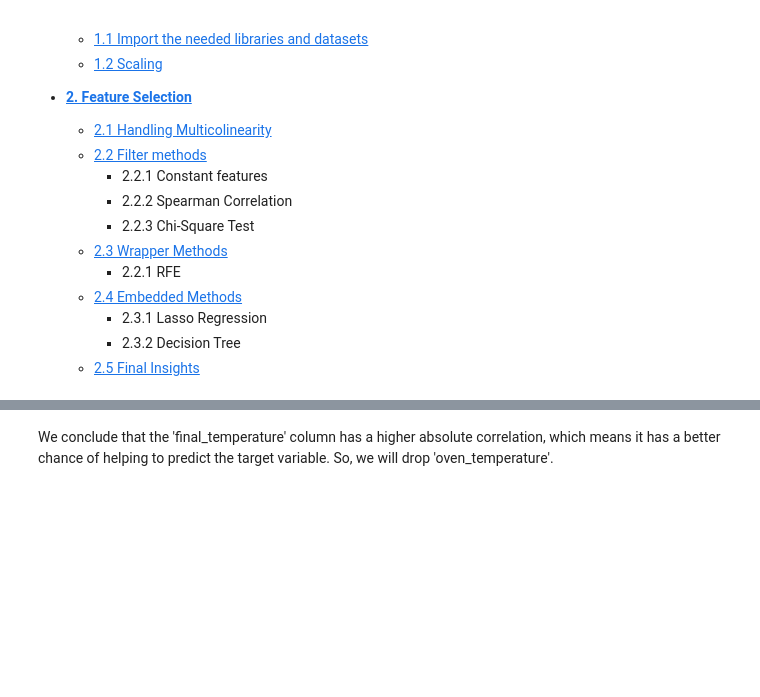
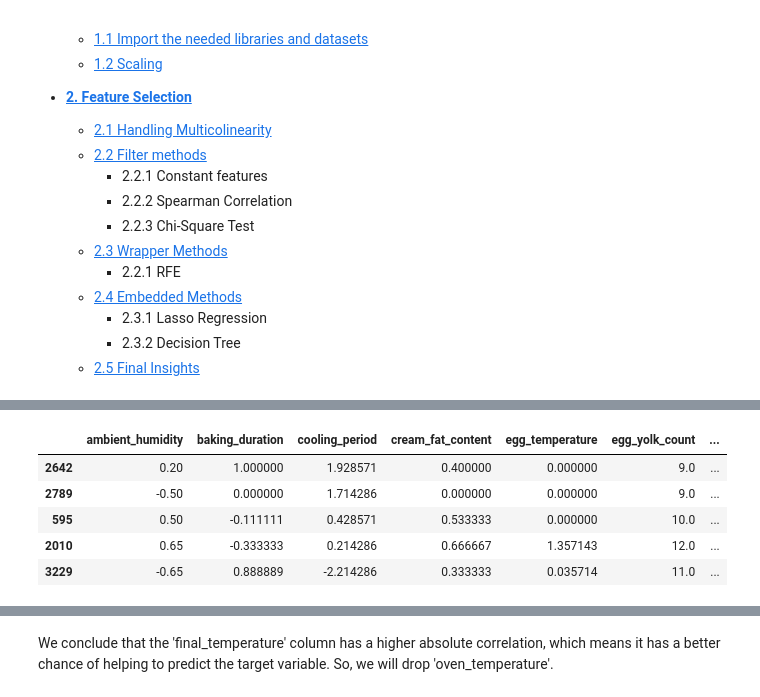
Before and after one commit to gugaffranco/MachineLearning1G08, a Jupyter notebook: ML08_NB3_FEATUREMGMT.ipynb, the cells around one changed output, grey strips where cells are left out. Cells and saved outputs as stored; diff of their text form; code cells hidden in the pictures; blank space fills up the shorter version.

```diff
--- a/ML08_NB3_FEATUREMGMT.ipynb
+++ b/ML08_NB3_FEATUREMGMT.ipynb
@@ -110,0 +118,9 @@ X_train_scl
+# %%
+X_test_scl.head()
+# %% [output]
+|  | ambient_humidity | baking_duration | cooling_period | cream_fat_content | egg_temperature | egg_yolk_count | ... |
+| 2642 | 0.20 | 1.000000 | 1.928571 | 0.400000 | 0.000000 | 9.0 | ... |
+| 2789 | -0.50 | 0.000000 | 1.714286 | 0.000000 | 0.000000 | 9.0 | ... |
+| 595 | 0.50 | -0.111111 | 0.428571 | 0.533333 | 0.000000 | 10.0 | ... |
+| 2010 | 0.65 | -0.333333 | 0.214286 | 0.666667 | 1.357143 | 12.0 | ... |
+| 3229 | -0.65 | 0.888889 | -2.214286 | 0.333333 | 0.035714 | 11.0 | ... |
```
Also changed, not shown: parts of 19 cells of this notebook, 1 other file.
